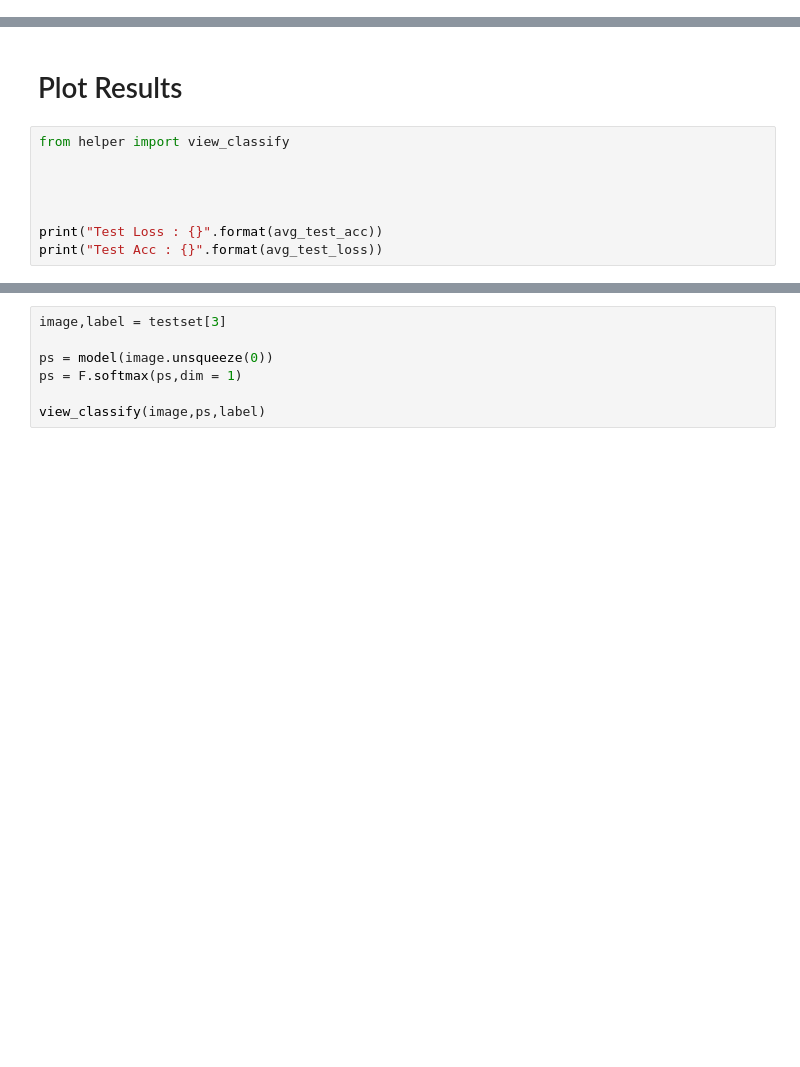
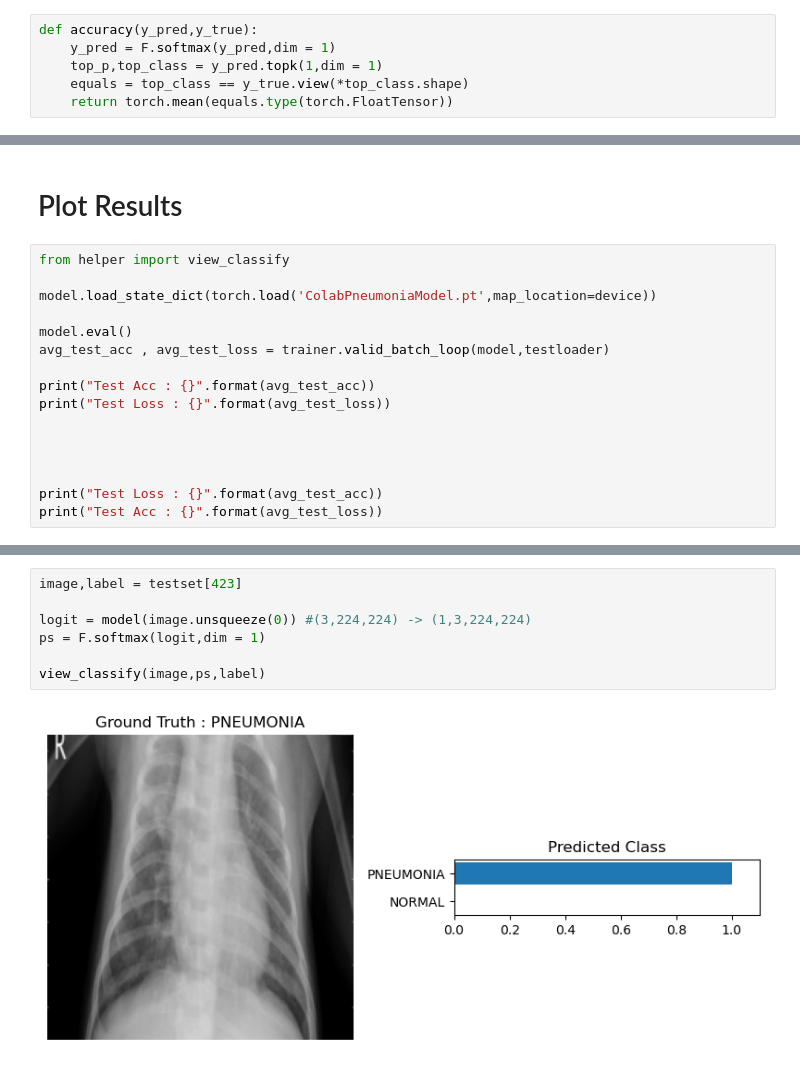
Before and after one commit to vidushio/Pneumonia-Diagnosis, a Jupyter notebook: Pneumonia_Classification.ipynb, the cells around one changed output, grey strips where cells are left out. Drawn from its saved outputs; the diff is of its cells as text; blank space fills up the shorter version.

```diff
--- a/Pneumonia_Classification.ipynb
+++ b/Pneumonia_Classification.ipynb
@@ -274,4 +349,10 @@ Estimated Total Size (MB): 664.54
 ----------------------------------------------------------------
 # %% [markdown]
 # Build a Simple Trainer
+# %%
+def accuracy(y_pred,y_true):
+    y_pred = F.softmax(y_pred,dim = 1)
+    top_p,top_class = y_pred.topk(1,dim = 1)
+    equals = top_class == y_true.view(*top_class.shape)
+    return torch.mean(equals.type(torch.FloatTensor))
 # %%
@@ -364,6 +443,14 @@ Epoch : 1 Valid Loss :0.5970211625099182 Valid Acc : 0.6875
 # Plot Results
 # %%
 from helper import view_classify
+
+model.load_state_dict(torch.load('ColabPneumoniaModel.pt',map_location=device))
+
+model.eval()
+avg_test_acc , avg_test_loss = trainer.valid_batch_loop(model,testloader)
+
+print("Test Acc : {}".format(avg_test_acc))
+print("Test Loss : {}".format(avg_test_loss))
 
 
 
@@ -373,7 +465,9 @@ print("Test Acc : {}".format(avg_test_loss))
 # %%
-image,label = testset[3]
+image,label = testset[423]
 
-ps = model(image.unsqueeze(0))
-ps = F.softmax(ps,dim = 1)
+logit = model(image.unsqueeze(0)) #(3,224,224) -> (1,3,224,224)
+ps = F.softmax(logit,dim = 1)
 
 view_classify(image,ps,label)
+# %% [output]
+[figure, added]
```
Also changed, not shown: parts of 6 cells of this notebook.
